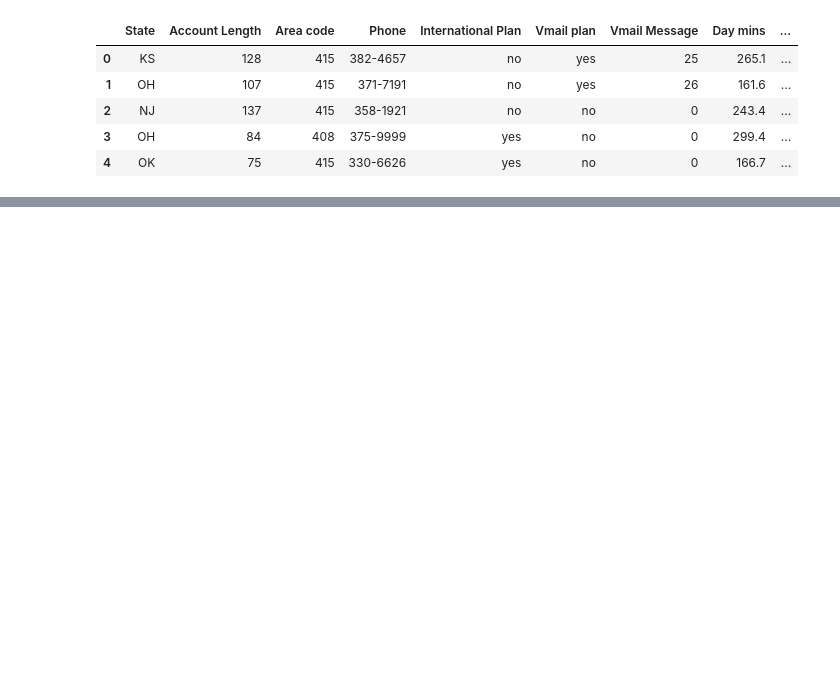
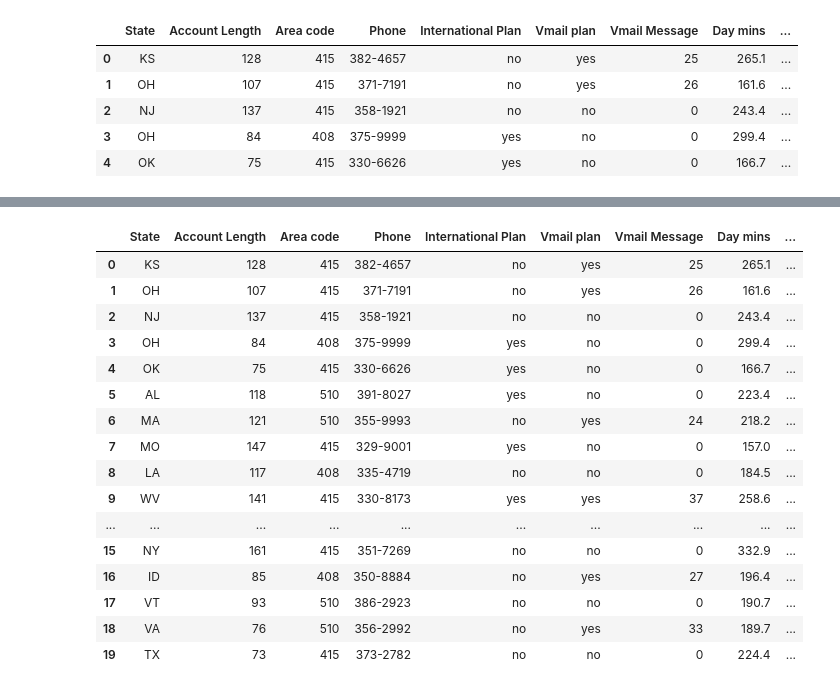
Before and after one commit to Meghashyamt/Telecom-Project, a Jupyter notebook: Telecom_Project_ANN.ipynb, the cells around one changed output, grey strips where cells are left out. Saved outputs shown, nothing was run; the diff lists cells and outputs as text; code cells hidden in the pictures; blank space fills up the shorter version.

```diff
--- a/Telecom_Project_ANN.ipynb
+++ b/Telecom_Project_ANN.ipynb
@@ -53,3 +55,23 @@ memory usage: 757.6+ KB
 # %%
 #Adding new column and changing to binary
 data['Churn-Flag']=(data['Churn']== True).astype(int)
+# %%
+data.head(20)
+# %% [output]
+|  | State | Account Length | Area code | Phone | International Plan | Vmail plan | Vmail Message | Day mins | ... |
+| 0 | KS | 128 | 415 | 382-4657 | no | yes | 25 | 265.1 | ... |
+| 1 | OH | 107 | 415 | 371-7191 | no | yes | 26 | 161.6 | ... |
+| 2 | NJ | 137 | 415 | 358-1921 | no | no | 0 | 243.4 | ... |
+| 3 | OH | 84 | 408 | 375-9999 | yes | no | 0 | 299.4 | ... |
+| 4 | OK | 75 | 415 | 330-6626 | yes | no | 0 | 166.7 | ... |
+| 5 | AL | 118 | 510 | 391-8027 | yes | no | 0 | 223.4 | ... |
+| 6 | MA | 121 | 510 | 355-9993 | no | yes | 24 | 218.2 | ... |
+| 7 | MO | 147 | 415 | 329-9001 | yes | no | 0 | 157.0 | ... |
+| 8 | LA | 117 | 408 | 335-4719 | no | no | 0 | 184.5 | ... |
+| 9 | WV | 141 | 415 | 330-8173 | yes | yes | 37 | 258.6 | ... |
+| ... | ... | ... | ... | ... | ... | ... | ... | ... | ... |
+| 15 | NY | 161 | 415 | 351-7269 | no | no | 0 | 332.9 | ... |
+| 16 | ID | 85 | 408 | 350-8884 | no | yes | 27 | 196.4 | ... |
+| 17 | VT | 93 | 510 | 386-2923 | no | no | 0 | 190.7 | ... |
+| 18 | VA | 76 | 510 | 356-2992 | no | yes | 33 | 189.7 | ... |
+| 19 | TX | 73 | 415 | 373-2782 | no | no | 0 | 224.4 | ... |
```
Also changed, not shown: parts of 21 cells of this notebook.
